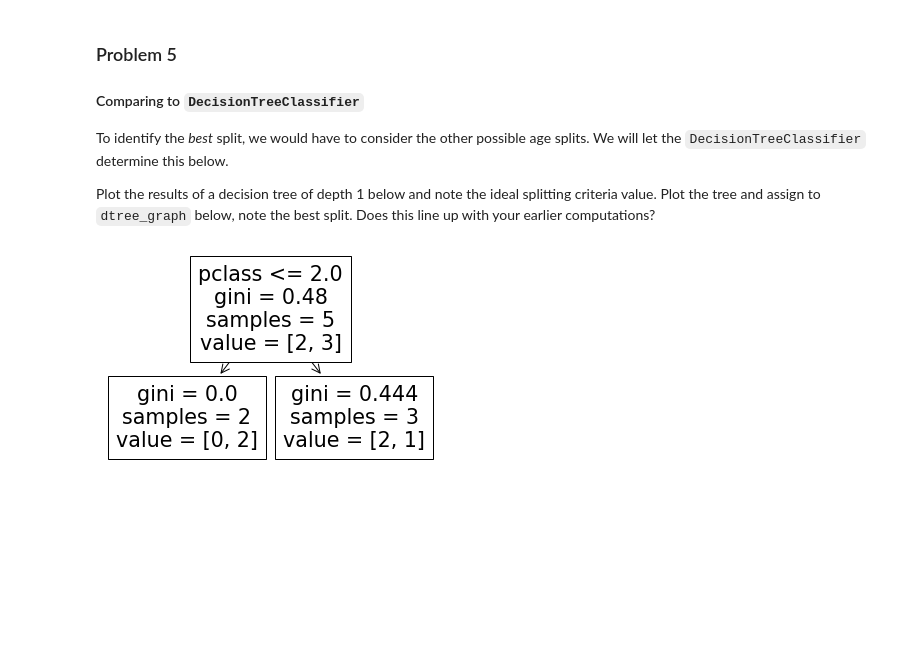
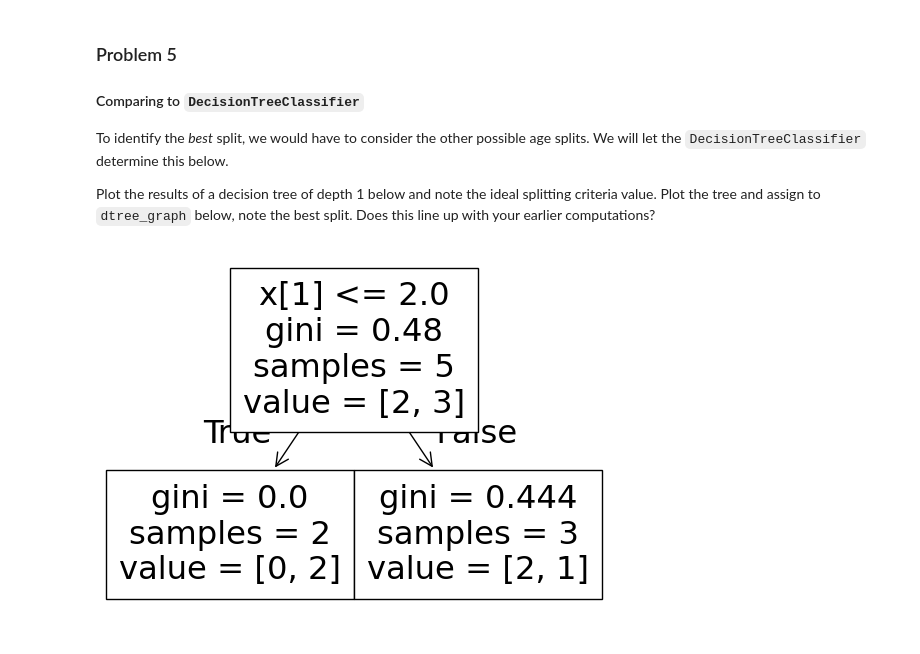
Before and after one commit to Subroy1/MSAI_AllPracticeModules, a Jupyter notebook: Module 14/colab_activity14_2.ipynb, the cells around one changed output. Saved outputs shown, nothing was run; the diff lists cells and outputs as text; code cells hidden in the pictures; blank space fills up the shorter version.

Commit message:
Gini impurity plot tree and validate mathematical split by original data and class or age based split to decide splitting based on minimum gini impurity .

```diff
--- a/Module 14/colab_activity14_2.ipynb
+++ b/Module 14/colab_activity14_2.ipynb
@@ -164,13 +166,24 @@ pclass
 To identify the *best* split, we would have to consider the other possible age splits.  We will let the `DecisionTreeClassifier` determine this below.
 
 Plot the results of a decision tree of depth 1 below and note the ideal splitting criteria value. Plot the tree and assign to `dtree_graph` below, note the best split.  Does this line up with your earlier computations?
-# %%
-
-
-dtree_graph = ''
-
-
-# Answer check
-dtree_graph;
-# %% [output]
-[figure, removed]
+# %%
+from sklearn.tree import DecisionTreeClassifier, plot_tree
+
+# CODE BELOW
+X= titanic[['age', 'pclass']]
+y=titanic['survived']
+tree1 = DecisionTreeClassifier(max_depth=1).fit(X, y)
+dtree_graph= plot_tree(tree1)
+
+
+# Answer check
+dtree_graph;
+# age	pclass	survived
+# 22.0	3	      0
+
+# 38.0	1	      1
+# 26.0	3	      1
+# 35.0	1	      1
+# 35.0	3	      0
+# %% [output]
+[figure, added]
```
Also changed, not shown: parts of 2 cells of this notebook.
